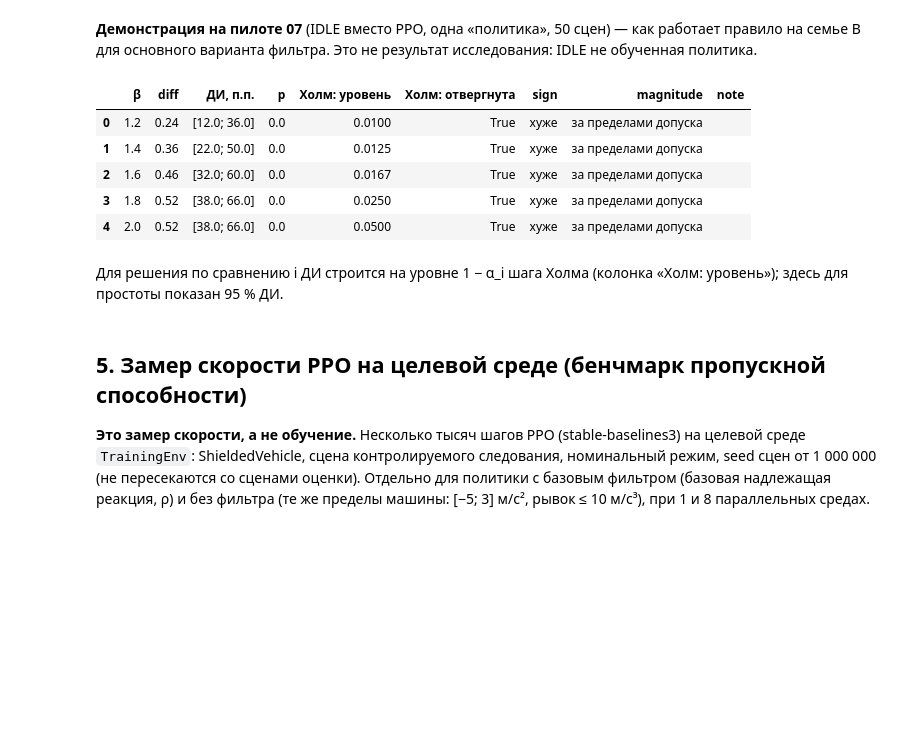
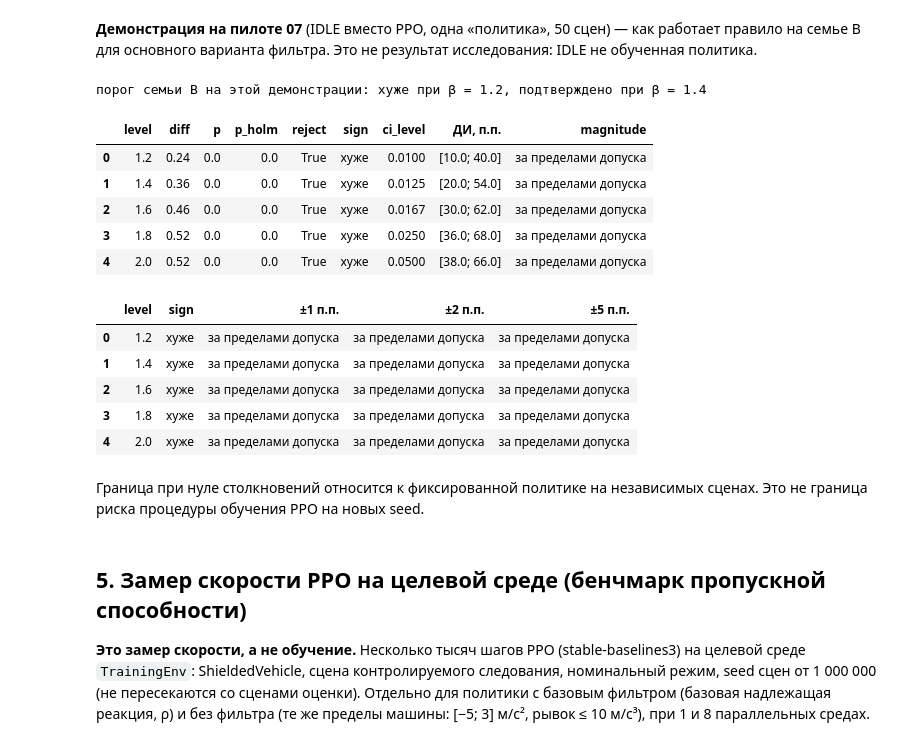
Before and after one commit to IIcon18/rss-rl-degradation, a Jupyter notebook: notebooks/08_stats_plan.ipynb, the cells around one changed output. Saved outputs shown, nothing was run; the diff lists cells and outputs as text; code cells hidden in the pictures; blank space fills up the shorter version.

Commit message:
Единая процедура семьи: знак только у отклонённых Холмом, пороги β_A и β_B, чувствительность к допуску

```diff
--- a/notebooks/08_stats_plan.ipynb
+++ b/notebooks/08_stats_plan.ipynb
@@ -103,23 +108,32 @@ pd.DataFrame({'сцен': [50, 100, 300, 500, 1000],
 # %%
 g = pd.read_csv(RES / 'pilot_07' / 'outcomes.csv')
 main = g[g['вариант'] == 'базовая, задержка ρ (основной)']
 mat = {b: main[main.beta == b].sort_values('seed')['collision'].astype(float).to_numpy()[None, :]
        for b in sorted(main.beta.unique())}
-rows = [compare(mat[b], mat[1.0], paired_policies=True, seed=1) | {'β': b} for b in sorted(mat) if b > 1]
-res = pd.DataFrame(rows)
-p = res['p'].fillna(1.0).to_numpy()
-res['Холм: отвергнута'], res['Холм: уровень'] = holm(p)
-res['ДИ, п.п.'] = [f'[{100*lo:.1f}; {100*hi:.1f}]' if np.isfinite(lo) else '—' for lo, hi in res['ci']]
-res[['β', 'diff', 'ДИ, п.п.', 'p', 'Холм: уровень', 'Холм: отвергнута', 'sign', 'magnitude', 'note']].round(4)
+fam = decide_family([{'level': b, 'a': mat[b], 'b': mat[1.0], 'paired_policies': True}
+                     for b in sorted(mat) if b > 1], seed=1)
+print('порог семьи B на этой демонстрации:', family_threshold(fam)[1])
+show = fam.assign(**{'ДИ, п.п.': [f'[{100*lo:.1f}; {100*hi:.1f}]' for lo, hi in fam['ci']]})
+show[['level', 'diff', 'p', 'p_holm', 'reject', 'sign', 'ci_level', 'ДИ, п.п.', 'magnitude']].round(4)
 # %% [output]
+порог семьи B на этой демонстрации: хуже при β = 1.2, подтверждено при β = 1.4
-|  | β | diff | ДИ, п.п. | p | Холм: уровень | Холм: отвергнута | sign | magnitude | note |
-| 0 | 1.2 | 0.24 | [12.0; 36.0] | 0.0 | 0.0100 | True | хуже | за пределами допуска |  |
-| 1 | 1.4 | 0.36 | [22.0; 50.0] | 0.0 | 0.0125 | True | хуже | за пределами допуска |  |
-| 2 | 1.6 | 0.46 | [32.0; 60.0] | 0.0 | 0.0167 | True | хуже | за пределами допуска |  |
-| 3 | 1.8 | 0.52 | [38.0; 66.0] | 0.0 | 0.0250 | True | хуже | за пределами допуска |  |
-| 4 | 2.0 | 0.52 | [38.0; 66.0] | 0.0 | 0.0500 | True | хуже | за пределами допуска |  |
+|  | level | diff | p | p_holm | reject | sign | ci_level | ДИ, п.п. | magnitude |
+| 0 | 1.2 | 0.24 | 0.0 | 0.0 | True | хуже | 0.0100 | [10.0; 40.0] | за пределами допуска |
+| 1 | 1.4 | 0.36 | 0.0 | 0.0 | True | хуже | 0.0125 | [20.0; 54.0] | за пределами допуска |
+| 2 | 1.6 | 0.46 | 0.0 | 0.0 | True | хуже | 0.0167 | [30.0; 62.0] | за пределами допуска |
+| 3 | 1.8 | 0.52 | 0.0 | 0.0 | True | хуже | 0.0250 | [36.0; 68.0] | за пределами допуска |
+| 4 | 2.0 | 0.52 | 0.0 | 0.0 | True | хуже | 0.0500 | [38.0; 66.0] | за пределами допуска |
-# %% [markdown]
-Для решения по сравнению i ДИ строится на уровне 1 − α_i шага Холма (колонка «Холм: уровень»); здесь для простоты показан 95 % ДИ.
+# %%
+margin_sensitivity(fam)
+# %% [output]
+|  | level | sign | ±1 п.п. | ±2 п.п. | ±5 п.п. |
+| 0 | 1.2 | хуже | за пределами допуска | за пределами допуска | за пределами допуска |
+| 1 | 1.4 | хуже | за пределами допуска | за пределами допуска | за пределами допуска |
+| 2 | 1.6 | хуже | за пределами допуска | за пределами допуска | за пределами допуска |
+| 3 | 1.8 | хуже | за пределами допуска | за пределами допуска | за пределами допуска |
+| 4 | 2.0 | хуже | за пределами допуска | за пределами допуска | за пределами допуска |
+# %% [markdown]
+Граница при нуле столкновений относится к фиксированной политике на независимых сценах. Это не граница риска процедуры обучения PPO на новых seed.
 # %% [markdown]
 ## 5. Замер скорости PPO на целевой среде (бенчмарк пропускной способности)
 
```
Also changed, not shown: parts of 13 cells of this notebook, 3 other files.
